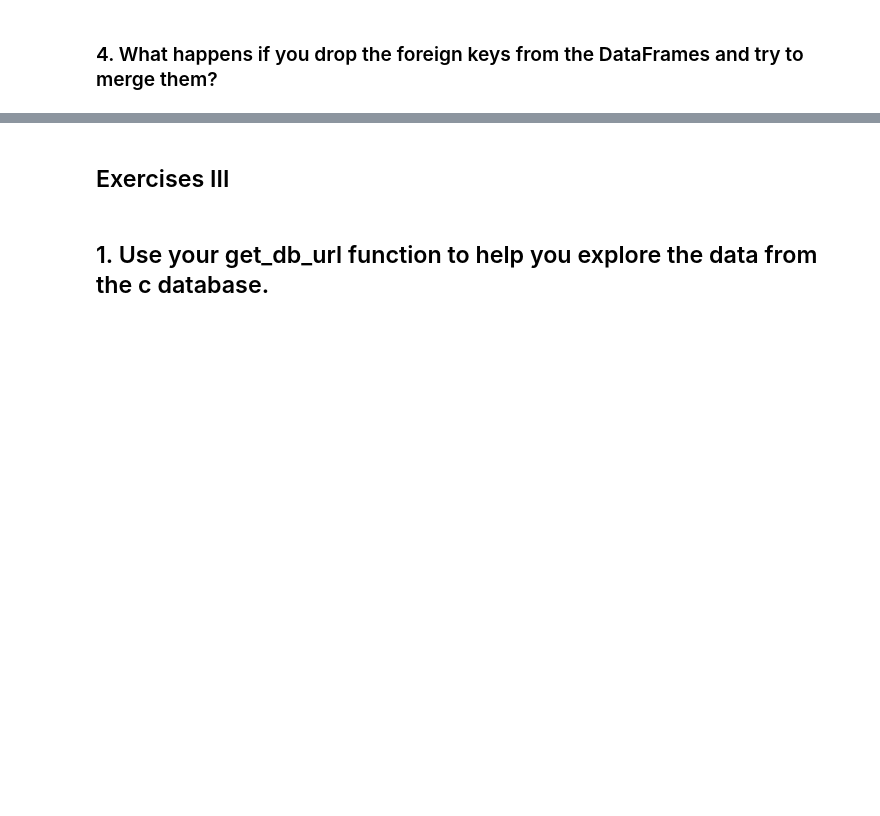
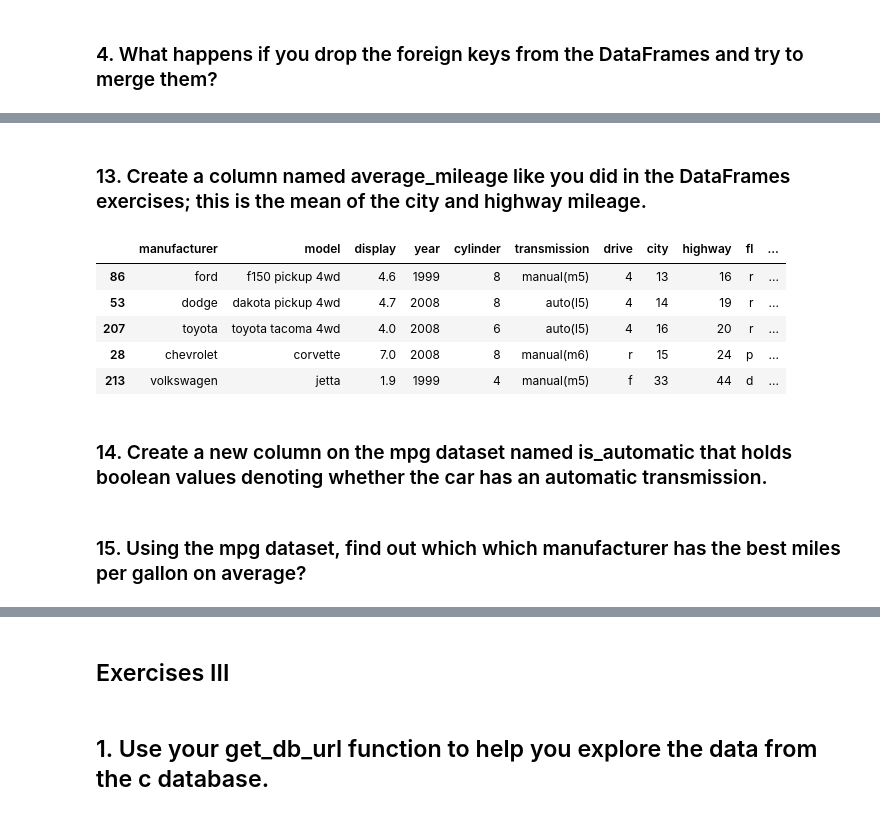
Before and after one commit to Severina7/numpy-pandas-visualization-exercises, a Jupyter notebook: advanced_dataframes.ipynb, the cells around one changed output, grey strips where cells are left out. Cells and saved outputs as stored; diff of their text form; code cells hidden in the pictures; blank space fills up the shorter version.

```diff
--- a/advanced_dataframes.ipynb
+++ b/advanced_dataframes.ipynb
@@ -164,0 +288,15 @@ pd.concat([users, roles], axis=0)
+# %% [markdown]
+### 13. Create a column named average_mileage like you did in the DataFrames exercises; this is the mean of the city and highway mileage.
+# %%
+mpg['average_mileage'] = (mpg.city + mpg.highway)/2
+
+mpg.head()
+# %% [output]
+|  | manufacturer | model | display | year | cylinder | transmission | drive | city | highway | fl | ... |
+| 86 | ford | f150 pickup 4wd | 4.6 | 1999 | 8 | manual(m5) | 4 | 13 | 16 | r | ... |
+| 53 | dodge | dakota pickup 4wd | 4.7 | 2008 | 8 | auto(l5) | 4 | 14 | 19 | r | ... |
+| 207 | toyota | toyota tacoma 4wd | 4.0 | 2008 | 6 | auto(l5) | 4 | 16 | 20 | r | ... |
+| 28 | chevrolet | corvette | 7.0 | 2008 | 8 | manual(m6) | r | 15 | 24 | p | ... |
+| 213 | volkswagen | jetta | 1.9 | 1999 | 4 | manual(m5) | f | 33 | 44 | d | ... |
+# %% [markdown]
+### 14. Create a new column on the mpg dataset named is_automatic that holds boolean values denoting whether the car has an automatic transmission.
@@ -164,0 +305,2 @@ pd.concat([users, roles], axis=0)
+# %% [markdown]
+### 15. Using the mpg dataset, find out which which manufacturer has the best miles per gallon on average?
```
Also changed, not shown: parts of 36 cells of this notebook, 2 other files.
